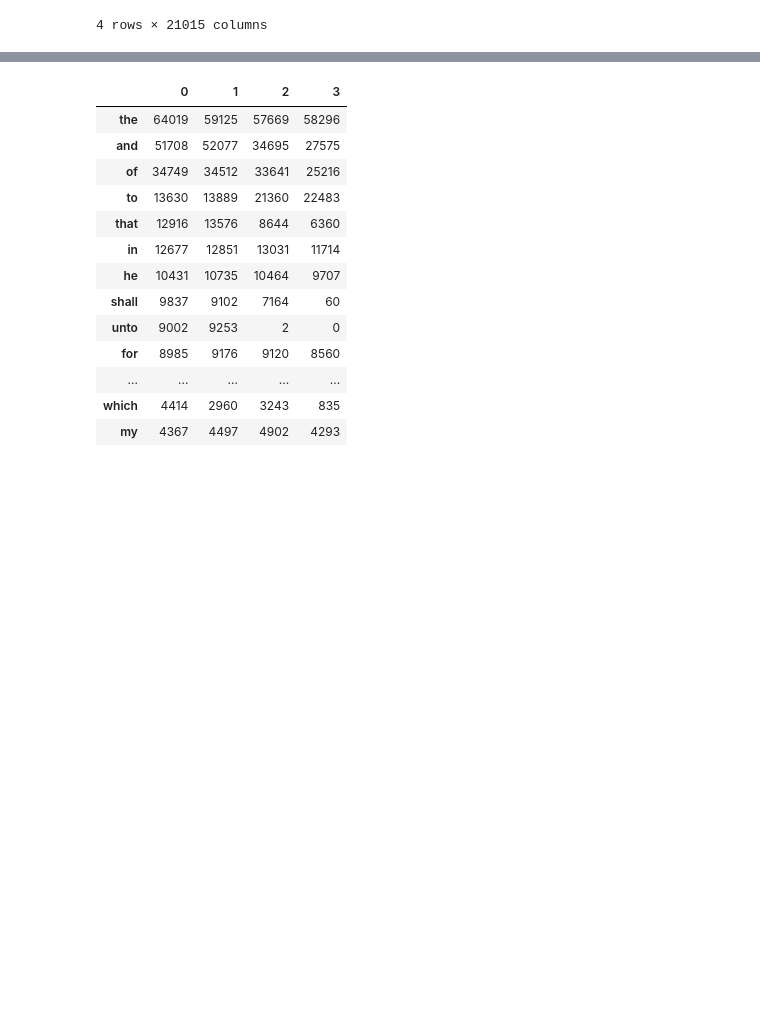
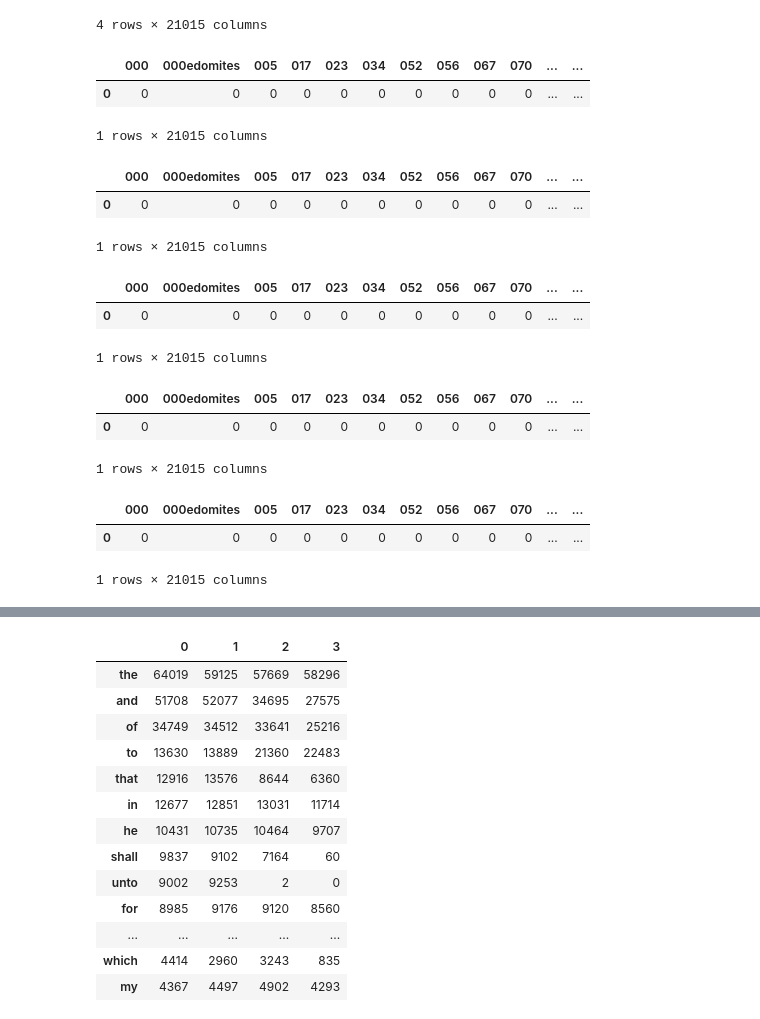
Before and after one commit to Hudson-Walton/370, a Jupyter notebook: BibleProject.ipynb, the cells around one changed output, grey strips where cells are left out. Drawn from its saved outputs; the diff is of its cells as text; code cells hidden in the pictures; blank space fills up the shorter version.

```diff
--- a/BibleProject.ipynb
+++ b/BibleProject.ipynb
@@ -69,0 +120,14 @@ RegexList = [word for word in re.sub("[^a-zA-Z']"," ", BibleList[3]).lower().spl
+# %%
+# Turn old and new testament variables to List
+
+KJV_New = [New_Test_KJV]
+KJV_Old = [Old_Test_KJV]
+
+ASV_New = [New_Test_ASV]
+ASV_Old = [Old_Test_ASV]
+
+WEB_New = [New_Test_WEB]
+WEB_Old = [Old_Test_WEB]
+
+NET_New = [New_Test_NET]
+NET_Old = [Old_Test_NET]
@@ -73,6 +151,12 @@ RegexList = [word for word in re.sub("[^a-zA-Z']"," ", BibleList[3]).lower().spl
 
 vectorizer = CountVectorizer()
 
-Translations = vectorizer.fit_transform(BibleList)
+Corpus_Vector = vectorizer.fit_transform(Bible_List)
 
-Translations.shape
+KJV_Vector = vectorizer.transform(KJV_List)
+
+ASV_Vector = vectorizer.transform(ASV_List)
+
+WEB_Vector = vectorizer.transform(WEB_List)
+
+NET_Vector = vectorizer.transform(NET_List)
@@ -80,0 +163,14 @@ Translations.shape
+# %%
+# Now vecotrize old and new testament versions
+
+KJV_New_Vector = vectorizer.transform(KJV_New)
+KJV_Old_Vector = vectorizer.transform(KJV_Old)
+
+ASV_New_Vector = vectorizer.transform(ASV_New)
+ASV_Old_Vector = vectorizer.transform(ASV_Old)
+
+WEB_New_Vector = vectorizer.transform(WEB_New)
+WEB_Old_Vector = vectorizer.transform(WEB_Old)
+
+NET_New_Vector = vectorizer.transform(NET_New)
+NET_Old_Vector = vectorizer.transform(NET_Old)
@@ -90,3 +188,43 @@ TranDF.head(4)
 | 2 | 0 | 0 | 0 | 0 | 0 | 0 | 0 | 0 | 0 | 0 | ... | ... |
 | 3 | 180 | 1 | 1 | 2 | 1 | 1 | 2 | 1 | 1 | 1 | ... | ... |
 4 rows × 21015 columns
+# %%
+KJV_Old_DF = pd.DataFrame(KJV_Old_Vector.toarray(), columns = vectorizer.get_feature_names_out())
+
+KJV_Old_DF.head(1)
+# %% [output]
+|  | 000 | 000edomites | 005 | 017 | 023 | 034 | 052 | 056 | 067 | 070 | ... | ... |
+| 0 | 0 | 0 | 0 | 0 | 0 | 0 | 0 | 0 | 0 | 0 | ... | ... |
+1 rows × 21015 columns
+# %%
+KJV_New_DF = pd.DataFrame(KJV_New_Vector.toarray(), columns = vectorizer.get_feature_names_out())
+
+KJV_New_DF.head(1)
+# %% [output]
+|  | 000 | 000edomites | 005 | 017 | 023 | 034 | 052 | 056 | 067 | 070 | ... | ... |
+| 0 | 0 | 0 | 0 | 0 | 0 | 0 | 0 | 0 | 0 | 0 | ... | ... |
+1 rows × 21015 columns
+# %%
+ASV_Old_DF = pd.DataFrame(ASV_Old_Vector.toarray(), columns = vectorizer.get_feature_names_out())
+
+ASV_Old_DF.head(1)
+# %% [output]
+|  | 000 | 000edomites | 005 | 017 | 023 | 034 | 052 | 056 | 067 | 070 | ... | ... |
+| 0 | 0 | 0 | 0 | 0 | 0 | 0 | 0 | 0 | 0 | 0 | ... | ... |
+1 rows × 21015 columns
+# %%
+ASV_New_DF = pd.DataFrame(ASV_New_Vector.toarray(), columns = vectorizer.get_feature_names_out())
+
+ASV_New_DF.head(1)
+# %% [output]
+|  | 000 | 000edomites | 005 | 017 | 023 | 034 | 052 | 056 | 067 | 070 | ... | ... |
+| 0 | 0 | 0 | 0 | 0 | 0 | 0 | 0 | 0 | 0 | 0 | ... | ... |
+1 rows × 21015 columns
+# %%
+WEB_Old_DF = pd.DataFrame(WEB_Old_Vector.toarray(), columns = vectorizer.get_feature_names_out())
+
+WEB_Old_DF.head(1)
+# %% [output]
+|  | 000 | 000edomites | 005 | 017 | 023 | 034 | 052 | 056 | 067 | 070 | ... | ... |
+| 0 | 0 | 0 | 0 | 0 | 0 | 0 | 0 | 0 | 0 | 0 | ... | ... |
+1 rows × 21015 columns
```
Also changed, not shown: parts of 37 cells of this notebook.
